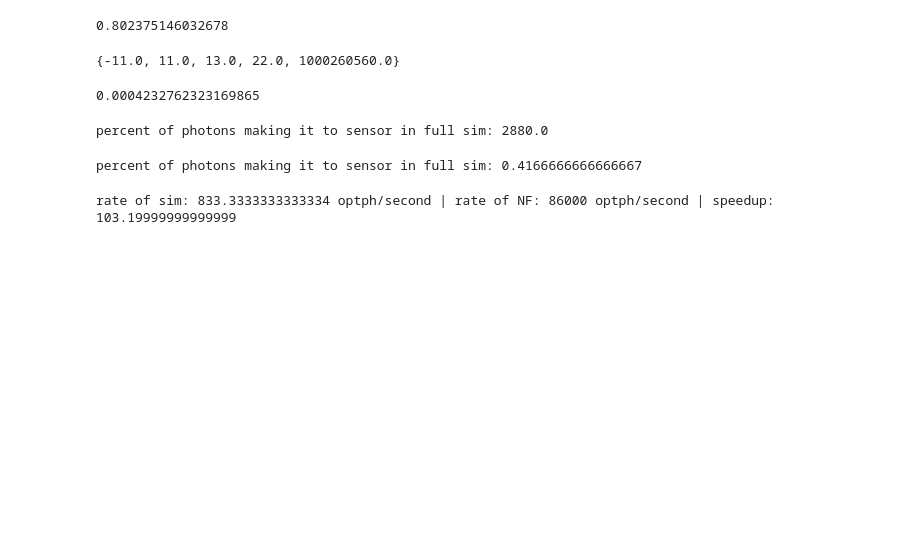
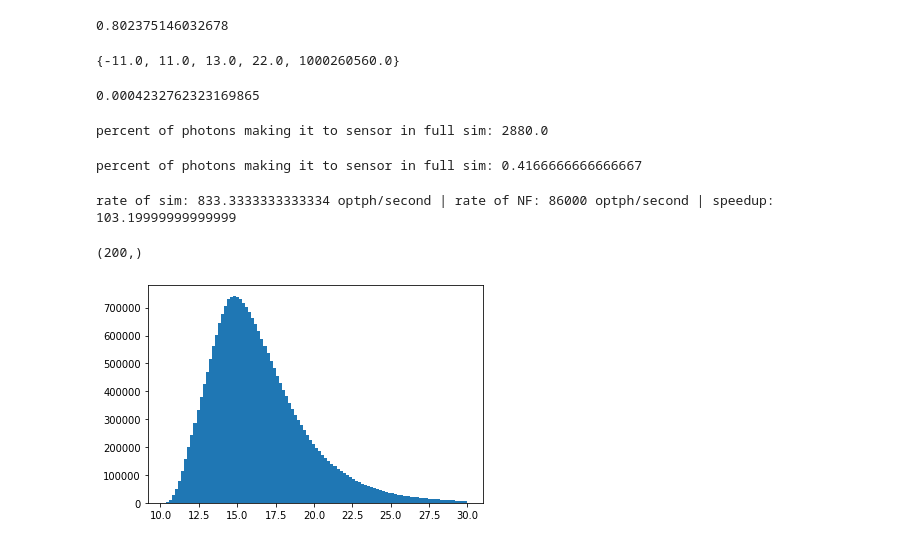
Before and after one commit to RowanKell/work_eic, a Jupyter notebook: macros/Timing_estimation/Compare_domain.ipynb, the cells around one changed output. Cells and saved outputs as stored; diff of their text form; code cells hidden in the pictures; blank space fills up the shorter version.

```diff
--- a/macros/Timing_estimation/Compare_domain.ipynb
+++ b/macros/Timing_estimation/Compare_domain.ipynb
@@ -249,0 +254,21 @@ rate of sim: 833.3333333333334 optph/second | rate of NF: 86000 optph/second | s
+# %%
+events = up.open("/cwork/rck32/eic/work_eic/root_files/July_19/full_sector_optph/optph_200events_no_keep_all_file_0.edm4hep.root:events")
+# %%
+timing = events["HcalBarrelHits.time"].array(library = "numpy")
+# %%
+timing.shape
+# %% [output]
+(200,)
+# %%
+times = []
+thres = 30
+for i in range(timing.shape[0]):
+    event_times = timing[i]
+    for j in range(event_times.shape[0]):
+        hit_time = event_times[j]
+        if(hit_time < thres):
+            times.append(hit_time)
+# %%
+plot.hist(times,bins = 100);
+# %% [output]
+[figure, added]
```
Also changed, not shown: parts of 2 cells of this notebook, 26 other files.
